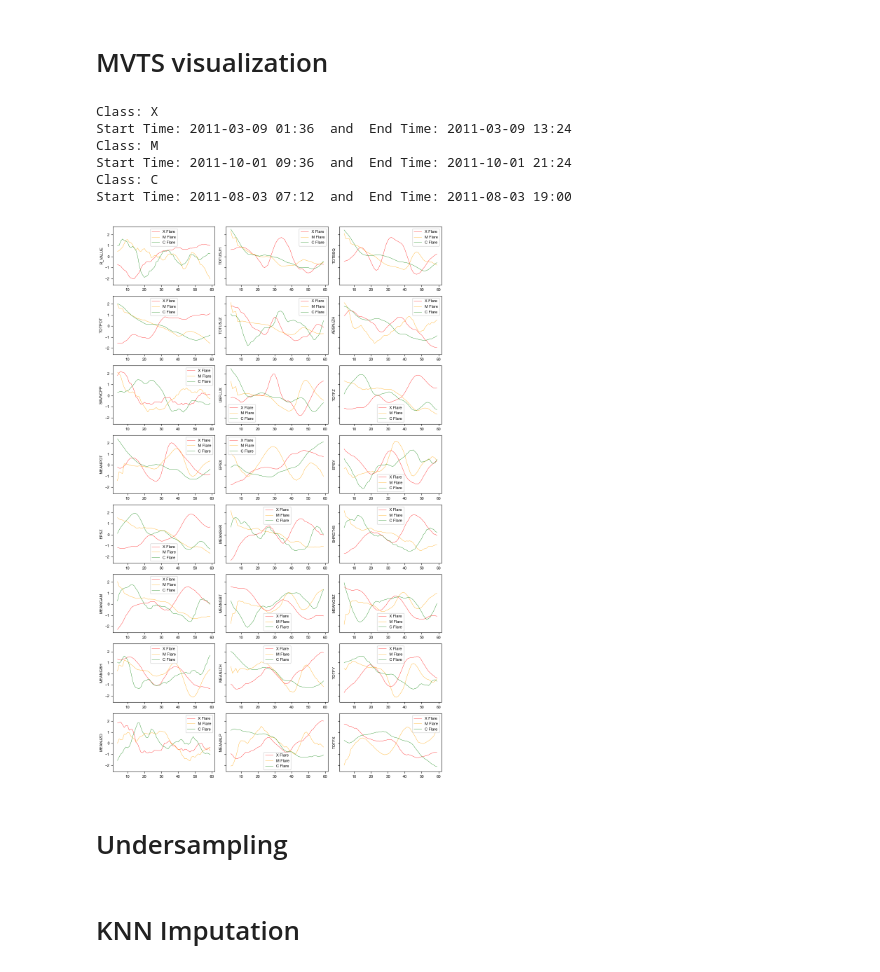
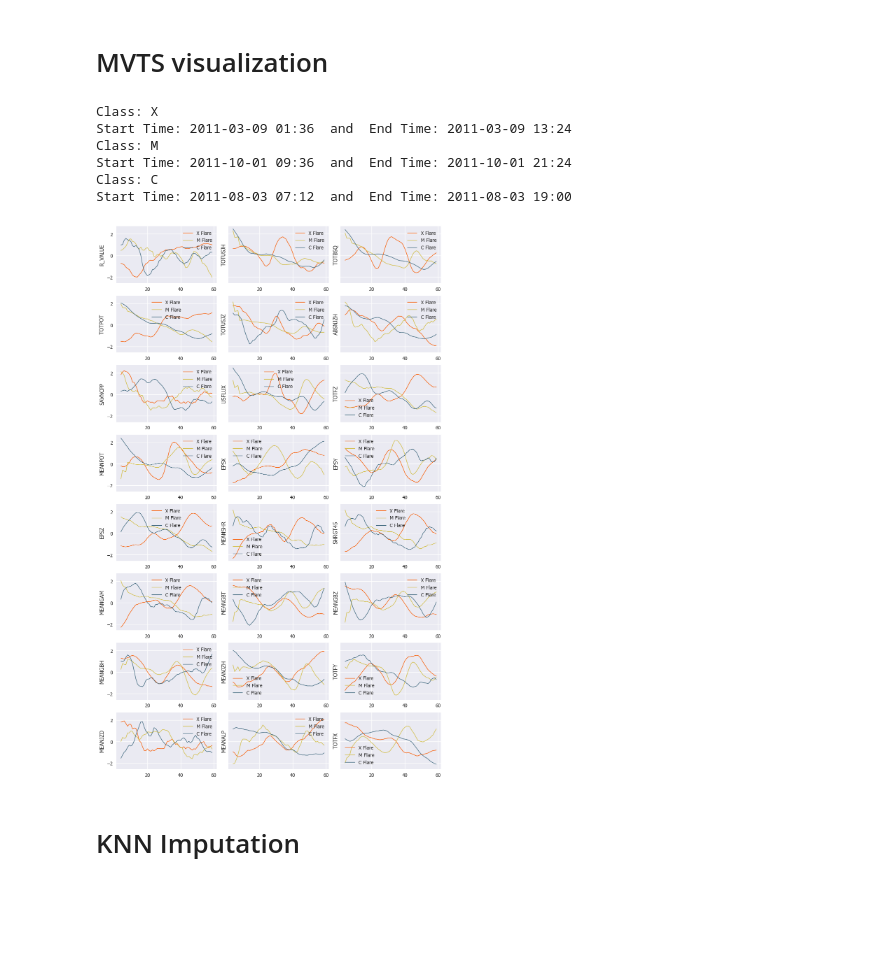
Before and after one commit to samresume/FlarePredict-DataPrep-Sampling-SWANSF, a Jupyter notebook: SWANSF-DataPreProcessing.ipynb, the cells around one changed output. Saved outputs shown, nothing was run; the diff lists cells and outputs as text; code cells hidden in the pictures; blank space fills up the shorter version.

```diff
--- a/SWANSF-DataPreProcessing.ipynb
+++ b/SWANSF-DataPreProcessing.ipynb
@@ -339,7 +308,7 @@ abt_header = ['Timestamp', 'R_VALUE','TOTUSJH','TOTBSQ','TOTPOT','TOTUSJZ','ABSN
 
 null_count = [0,0,0,0,0]
 non_null_count = [0,0,0,0,0]
-null_count_per_feature = np.zeros((5,25), dtype=int)
+null_count_per_feature = np.zeros((5,125), dtype=int)
 
 for i in range(1,6):
     partition = np.array(data[i-1])
@@ -410,13 +379,13 @@ def plot_time_series_class(data, timestamp, class_name, ax, n_steps=5):
     time_series_df[2] = zscore(time_series_df[2])
 
     smooth_path = time_series_df[0].rolling(n_steps).mean()
-    ax.plot(smooth_path, linestyle='-', linewidth=0.5, label='X Flare', color='red')
+    ax.plot(smooth_path, linestyle='-', linewidth=1, label='X Flare', color='#f95a00')
 
     smooth_path = time_series_df[1].rolling(n_steps).mean()
-    ax.plot(smooth_path, linestyle='-', linewidth=0.5, label='M Flare', color='orange')
+    ax.plot(smooth_path, linestyle='-', linewidth=1, label='M Flare', color='#d1bc3f')
 
     smooth_path = time_series_df[2].rolling(n_steps).mean()
-    ax.plot(smooth_path, linestyle='-', linewidth=0.5, label='C Flare', color='green')
+    ax.plot(smooth_path, linestyle='-', linewidth=1, label='C Flare', color='#3b657b')
 
 
     ax.set_ylabel(class_name)
@@ -425,15 +394,17 @@ def plot_time_series_class(data, timestamp, class_name, ax, n_steps=5):
 import matplotlib
 import matplotlib.pyplot as plt
 import numpy as np
-%matplotlib inline
 
-font = {'family' : 'Arial',
+plt.style.use('seaborn-v0_8')
+
+
+font = {'family' : 'Tahoma',
         'weight' : 'normal',
         'size'   : 8}
 
 matplotlib.rc('font', **font)
 
-abt_header = ['Timestamp', 'R_VALUE','TOTUSJH','TOTBSQ','TOTPOT','TOTUSJZ','ABSNJZH','SAVNCPP',
+abt_header = ['R_VALUE','TOTUSJH','TOTBSQ','TOTPOT','TOTUSJZ','ABSNJZH','SAVNCPP',
                            'USFLUX','TOTFZ','MEANPOT', 'EPSX', 'EPSY','EPSZ','MEANSHR','SHRGT45','MEANGAM',
                               'MEANGBT','MEANGBZ','MEANGBH','MEANJZH','TOTFY','MEANJZD','MEANALP','TOTFX']
 
@@ -451,35 +422,33 @@ for i in range(0,3):
                 + ' ' + str(timestamp[0])[8:10] + ":" + str(timestamp[0])[10:12]
 
     end_time = str(timestamp[59])[0:4] + '-' + str(timestamp[59])[4:6] + '-' + str(timestamp[59])[6:8] \
                 + ' ' + str(timestamp[59])[8:10] + ":" + str(timestamp[59])[10:12]
 
     if i == 0:
         print('Class: X')
     elif i == 1:
         print('Class: M')
     else:
         print('Class: C')
 
     print('Start Time: ' + start_time + '  and  End Time: ' + end_time)
 
 
 
 for i, cls in enumerate(abt_header):
     ax = axs.flat[i]
     data = sample_flare_mvts[:,i+1,:]
 
     plot_time_series_class(data, timestamp, abt_header[i], ax)
 
 fig.tight_layout();
 # %% [output]
 Class: X
 Start Time: 2011-03-09 01:36  and  End Time: 2011-03-09 13:24
 Class: M
 Start Time: 2011-10-01 09:36  and  End Time: 2011-10-01 21:24
 Class: C
 Start Time: 2011-08-03 07:12  and  End Time: 2011-08-03 19:00
-[figure, old version]
+[figure, new version]
-# %% [markdown]
-# Undersampling
 # %% [markdown]
 # KNN Imputation
```
Also changed, not shown: parts of 21 cells of this notebook.
